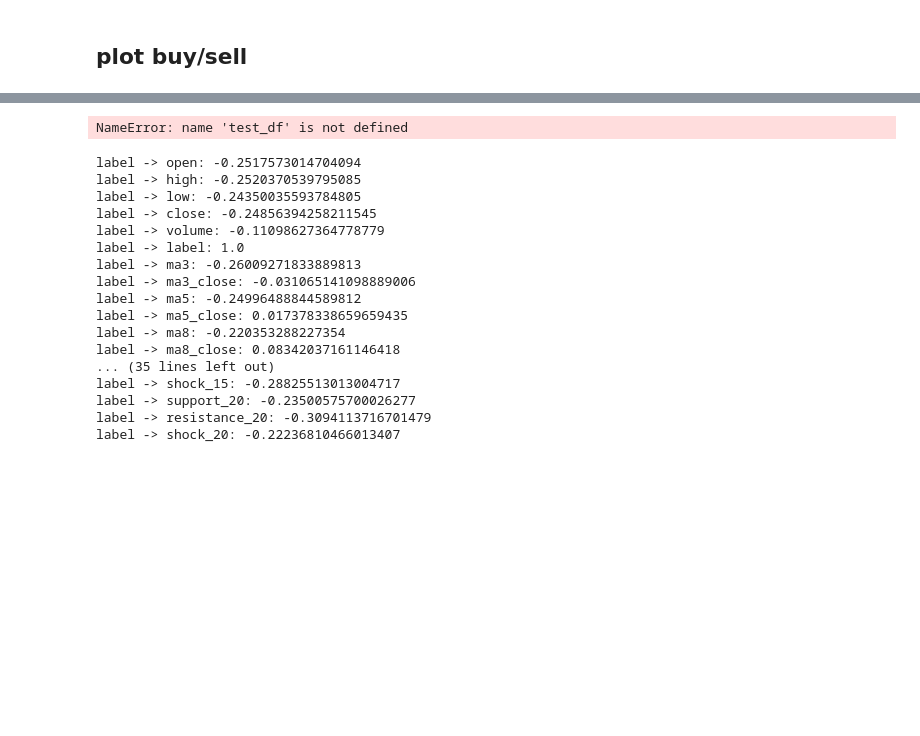
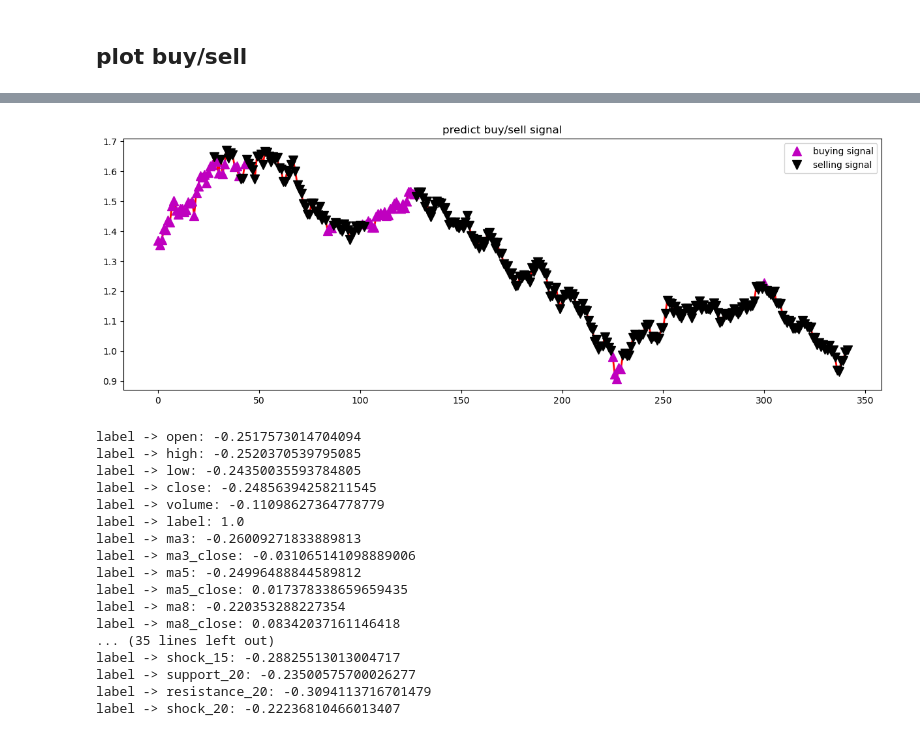
Before and after one commit to kylin-zhou/quant, a Jupyter notebook: notebook/multifactor_002.ipynb, the cells around one changed output, grey strips where cells are left out. Drawn from its saved outputs; the diff is of its cells as text; code cells hidden in the pictures; blank space fills up the shorter version.

```diff
--- a/notebook/multifactor_002.ipynb
+++ b/notebook/multifactor_002.ipynb
@@ -306,18 +297,18 @@ TASK = "clf"
 # %%
 train_X, train_Y, valid_X, valid_Y, test_X, test_Y = [],[],[],[],[],[]
 
-# df = dfs["V0.dce"]
-df = pd.concat([ta_df], axis=0)
+df = ak.fund_etf_hist_sina(symbol="sh588000")
+# df = pd.concat([ta_df], axis=0)
 # df = pd.concat([dfs["TA0.czce"],dfs["CF0.czce"], dfs["OI0.czce"], dfs["B0.dce"], dfs["P0.dce"],
 #                 dfs["V0.dce"], dfs["Y0.dce"], dfs["AL0.shfe"], dfs["RB0.shfe"], dfs["WR0.shfe"]], axis=0)
 # df = pd.concat([dfs[key] for key in dfs.keys()], axis=0)
 
-df["datetime"] = pd.to_datetime(ta_df["datetime"])
-train_df = df.iloc[:int(df.shape[0] * 0.5),:].reset_index(drop=True)
-valid_df = df.iloc[int(df.shape[0] * 0.5):,:].reset_index(drop=True)
+# df["datetime"] = pd.to_datetime(ta_df["datetime"])
+train_df = df.iloc[:int(df.shape[0] * 0.8),:].reset_index(drop=True)
+valid_df = df.iloc[int(df.shape[0] * 0.2):,:].reset_index(drop=True)
 
-train_data = get_feature_label(get_feature_df(train_df))
-valid_data = get_feature_label(get_feature_df(valid_df))
+train_data = get_feature_label(get_feature_df(train_df).sample(frac=1))
+valid_data = get_feature_label(get_feature_df(valid_df).sample(frac=1))
 
 print(len(train_data[0]), len(valid_data[0]), train_data[0].shape)
 # %% [output]
@@ -536,26 +549,26 @@ plt.show()
 # %%
-analyse_df = get_feature_df(test_df)
+analyse_df = get_feature_df(valid_df)
 
 features, labels = get_feature_label(analyse_df)
 preds = clf.predict_proba(features)[:,1]
 
 states_buy, states_sell = [],[]
 for i in range(len(features)):
     if preds[i] > 0.5:
         states_buy.append(i)
     elif preds[i] < 0.5:
         states_sell.append(i)
 
 close = analyse_df['close']
 fig = plt.figure(figsize = (15,5))
 plt.plot(close, color='r', lw=2.)
 plt.plot(close, '^', markersize=10, color='m', label = 'buying signal', markevery = states_buy)
 plt.plot(close, 'v', markersize=10, color='k', label = 'selling signal', markevery = states_sell)
 plt.title('predict buy/sell signal')
 plt.legend()
 plt.show()
 # %% [output]
-NameError: name 'test_df' is not defined
+[figure, added]
 # %%
 for col in analyse_df.columns[1:]:
     print(f"label -> {col}:", analyse_df.label.corr(analyse_df[col]))
```
Also changed, not shown: parts of 15 cells of this notebook, 4 other files.
